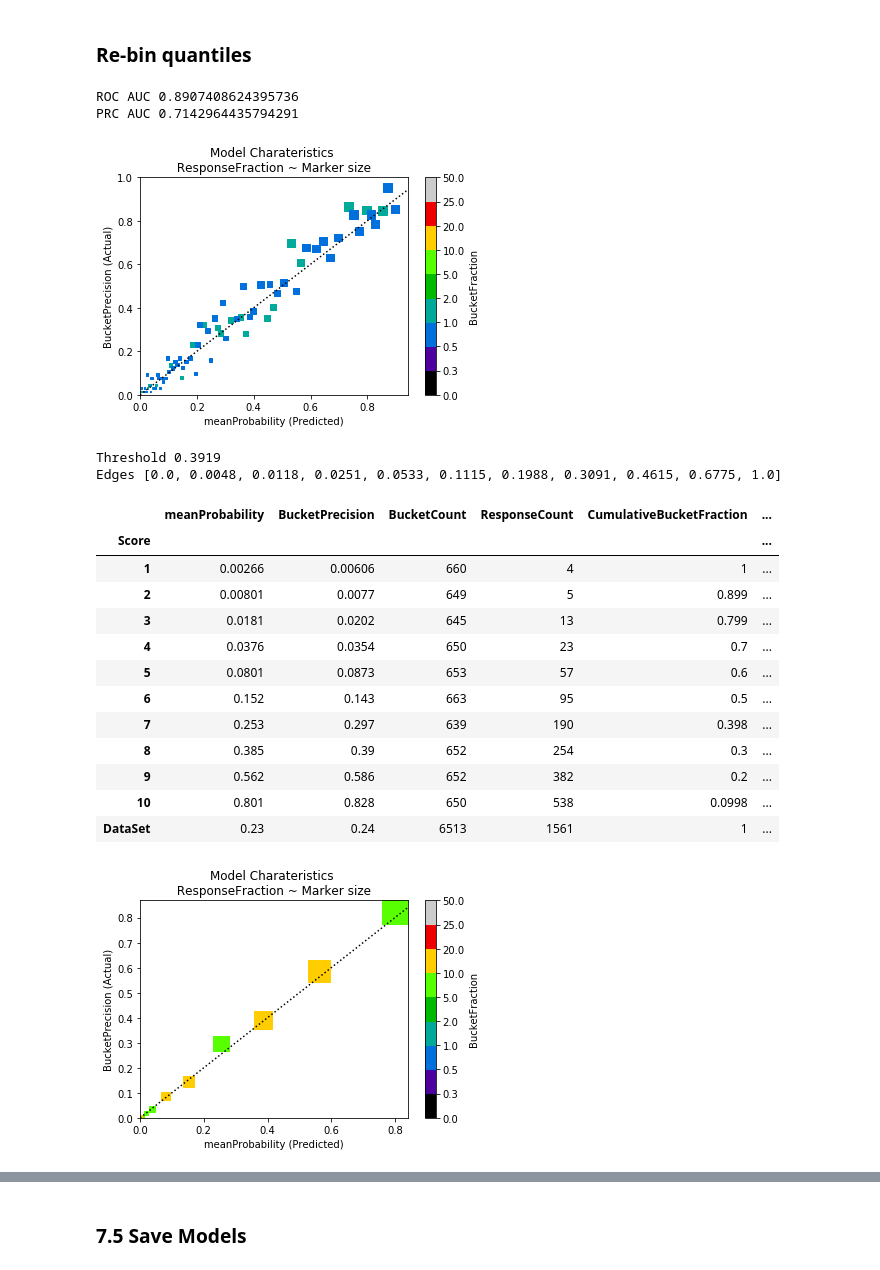
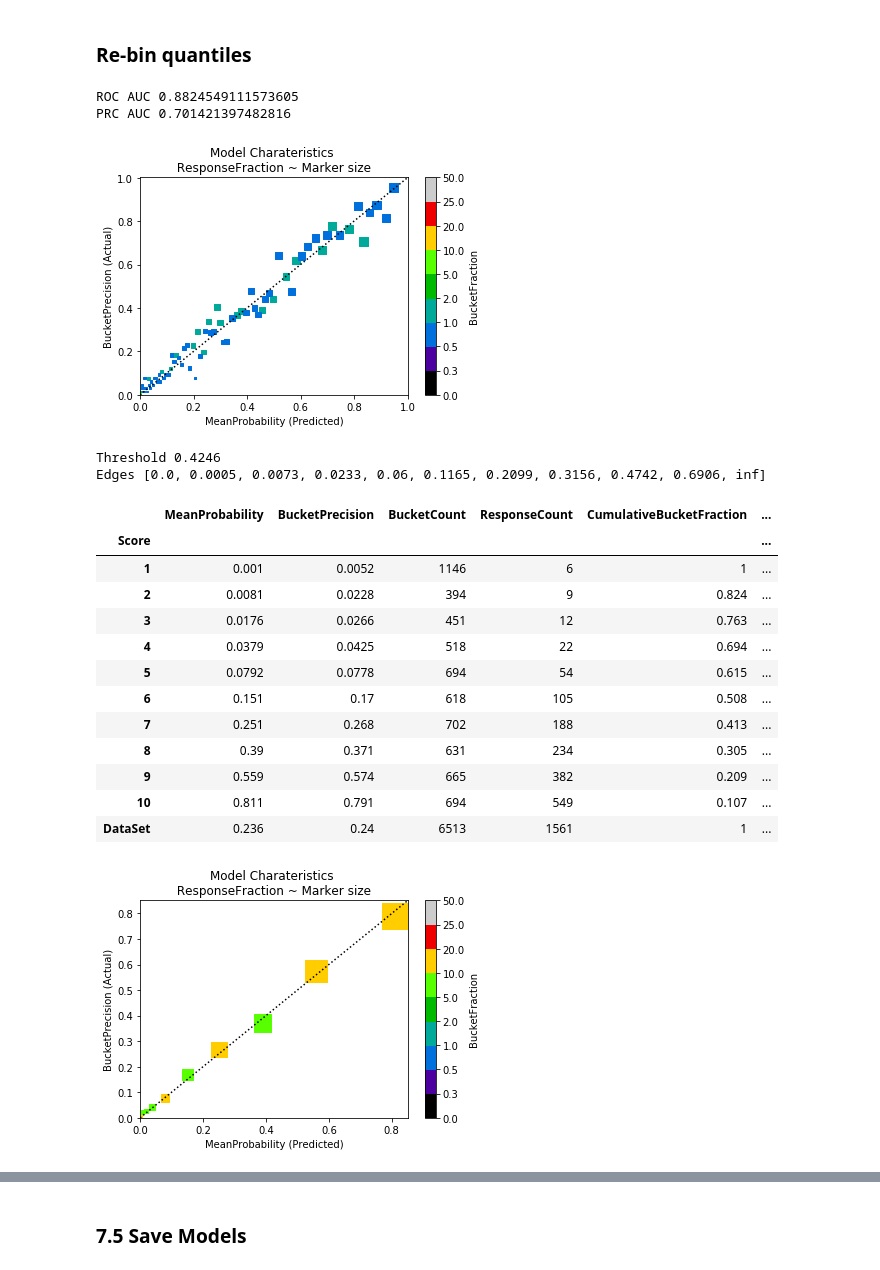
Before and after one commit to mltoolkit/MLToolKit, a Jupyter notebook: MLToolKit Example - Adult Census Income.ipynb, the cells around one changed output, grey strips where cells are left out. Saved outputs shown, nothing was run; the diff lists cells and outputs as text; code cells hidden in the pictures.

```diff
--- a/MLToolKit Example - Adult Census Income.ipynb
+++ b/MLToolKit Example - Adult Census Income.ipynb
@@ -934,6 +948,7 @@ sample_attributes = {'SampleDescription':'Adult Census Income Dataset',
                     }
 
 score_parameters = {'Edges':[0, 0.1, 0.2, 0.3, 0.4, 0.5, 0.6, 0.7, 0.8, 0.9, 1.0],
+                    'Percentiles':[0, 0.2, 0.3, 0.4, 0.5, 0.6, 0.7, 0.8, 0.9, 0.95, 1.0],
                     'Threshold':0.5,
                    'Quantiles':10,
                    'ScoreVariable':'Probability',
@@ -942,9 +957,11 @@ score_parameters = {'Edges':[0, 0.1, 0.2, 0.3, 0.4, 0.5, 0.6, 0.7, 0.8, 0.9, 1.0
                    'PredictedLabel':'Predicted'
                    }
 
-model_attributes = {'ModelID': None,
-                   'ModelName': 'IncomeLevel',
-                   'Version':'0.1',
+model_attributes = {
+                    'ModelID': None,
+                    'ModelType':'classification',
+                    'ModelName': 'IncomeLevel',
+                    'Version':'0.1',
                    }
 # %% [markdown]
 ## 6.3 Models
@@ -1022,8 +1039,9 @@ LGRModel.model_evaluation['RobustnessTable'].style.background_gradient(cmap='RdY
 ## 6.3.2 Random Forest Classifier
 # %%
 model_parameters = {'MLAlgorithm':'RF', # 'LGR', #  'DFF', # 'CNN', # 'CATBST', # 'XGBST'
+                    'Verbose':False,
                     'NTrees':500,
-                   'MaxDepth':200,
+                   'MaxDepth':50,
                    'MinSamplesToSplit':10,
                    'Processors':2}
 
@@ -1673,7 +1681,7 @@ scoreVariable = LGRModel.get_score_variable()
 scoreLabel = LGRModel.get_score_label()
 
 threshold = 0.8
-TestDataset = mltk.set_predicted_columns(TestDataset, scoreVariable, threshold=threshold)
+TestDataset = mltk.set_predicted_column(TestDataset, scoreVariable, threshold=threshold)
 ConfusionMatrix = mltk.confusion_matrix(TestDataset, actual_variable=targetVariable, predcted_variable='Predicted', labels=[0,1], sample_weight=None, totals=True)
 ConfusionMatrix.style.background_gradient(cmap='Greens').set_precision(3)
 # %% [output]
@@ -1749,28 +1747,28 @@ ConfusionMatrixComparison.style.background_gradient(cmap='RdYlGn').set_precision
 # %% [markdown]
 ### Re-bin quantiles
 # %%
-SelectModel = LGRModel
+SelectModel = RFModel #LGRModel
 
 scoreVariable = SelectModel.get_score_variable()
 scoreLabel = SelectModel.get_score_label()
 
 TestDataset = mltk.score_processed_dataset(TestDataset, SelectModel, edges=None, score_label=None, fill_missing=0)
 
 RobustnessTable, ROCCurve, PrecisionRecallCurve, roc_auc, prc_auc = mltk.model_performance_matrics(ResultsSet=TestDataset, target_variable=targetVariable, score_variable=scoreVariable, quantile_label='Quantile',  quantiles=100, show_plot=True)
 print('ROC AUC', roc_auc)
 print('PRC AUC', prc_auc)
 # %% [output]
-ROC AUC 0.8907408624395736
-PRC AUC 0.7142964435794291
+ROC AUC 0.8824549111573605
+PRC AUC 0.701421397482816
-[figure, old version]
+[figure, new version]
 # %%
 quantiles=[0, 0.1, 0.2, 0.3, 0.4, 0.5, 0.6, 0.7, 0.8, 0.9, 1.0]
 edges, threshold = mltk.get_score_cutoffs(ResultsSet=TestDataset, quantiles=quantiles, target_variable=targetVariable, score_variable=scoreVariable)
 print('Threshold', threshold)
 print('Edges', edges)
 # %% [output]
-Threshold 0.3919
-Edges [0.0, 0.0048, 0.0118, 0.0251, 0.0533, 0.1115, 0.1988, 0.3091, 0.4615, 0.6775, 1.0]
+Threshold 0.4246
+Edges [0.0, 0.0005, 0.0073, 0.0233, 0.06, 0.1165, 0.2099, 0.3156, 0.4742, 0.6906, inf]
 # %%
 # Adjest or keep edge values
 edges = [0.0, 0.0048, 0.0118, 0.0251, 0.0533, 0.1115, 0.1988, 0.3091, 0.4615, 0.6775, 1.0]
@@ -1783,20 +1781,20 @@ TestDataset = mltk.score_processed_dataset(TestDataset, SelectModel, edges=None,
 Robustnesstable = mltk.robustness_table(ResultsSet=TestDataset, target_variable=targetVariable, score_variable=scoreVariable,  score_label=scoreLabel, condensed=True, show_plot=True)
 Robustnesstable.style.background_gradient(cmap='RdYlGn').set_precision(3)
 # %% [output]
-|  | meanProbability | BucketPrecision | BucketCount | ResponseCount | CumulativeBucketFraction | ... |
+|  | MeanProbability | BucketPrecision | BucketCount | ResponseCount | CumulativeBucketFraction | ... |
 | Score |  |  |  |  |  | ... |
-| 1 | 0.00266 | 0.00606 | 660 | 4 | 1 | ... |
-| 2 | 0.00801 | 0.0077 | 649 | 5 | 0.899 | ... |
-| 3 | 0.0181 | 0.0202 | 645 | 13 | 0.799 | ... |
-| 4 | 0.0376 | 0.0354 | 650 | 23 | 0.7 | ... |
-| 5 | 0.0801 | 0.0873 | 653 | 57 | 0.6 | ... |
-| 6 | 0.152 | 0.143 | 663 | 95 | 0.5 | ... |
-| 7 | 0.253 | 0.297 | 639 | 190 | 0.398 | ... |
-| 8 | 0.385 | 0.39 | 652 | 254 | 0.3 | ... |
-| 9 | 0.562 | 0.586 | 652 | 382 | 0.2 | ... |
-| 10 | 0.801 | 0.828 | 650 | 538 | 0.0998 | ... |
-| DataSet | 0.23 | 0.24 | 6513 | 1561 | 1 | ... |
+| 1 | 0.001 | 0.0052 | 1146 | 6 | 1 | ... |
+| 2 | 0.0081 | 0.0228 | 394 | 9 | 0.824 | ... |
+| 3 | 0.0176 | 0.0266 | 451 | 12 | 0.763 | ... |
+| 4 | 0.0379 | 0.0425 | 518 | 22 | 0.694 | ... |
+| 5 | 0.0792 | 0.0778 | 694 | 54 | 0.615 | ... |
+| 6 | 0.151 | 0.17 | 618 | 105 | 0.508 | ... |
+| 7 | 0.251 | 0.268 | 702 | 188 | 0.413 | ... |
+| 8 | 0.39 | 0.371 | 631 | 234 | 0.305 | ... |
+| 9 | 0.559 | 0.574 | 665 | 382 | 0.209 | ... |
+| 10 | 0.811 | 0.791 | 694 | 549 | 0.107 | ... |
+| DataSet | 0.236 | 0.24 | 6513 | 1561 | 1 | ... |
-[figure, old version]
+[figure, new version]
 # %%
 SelectModel.get_model_manifest()
 # %% [output]
```
Also changed, not shown: parts of 39 cells of this notebook.
